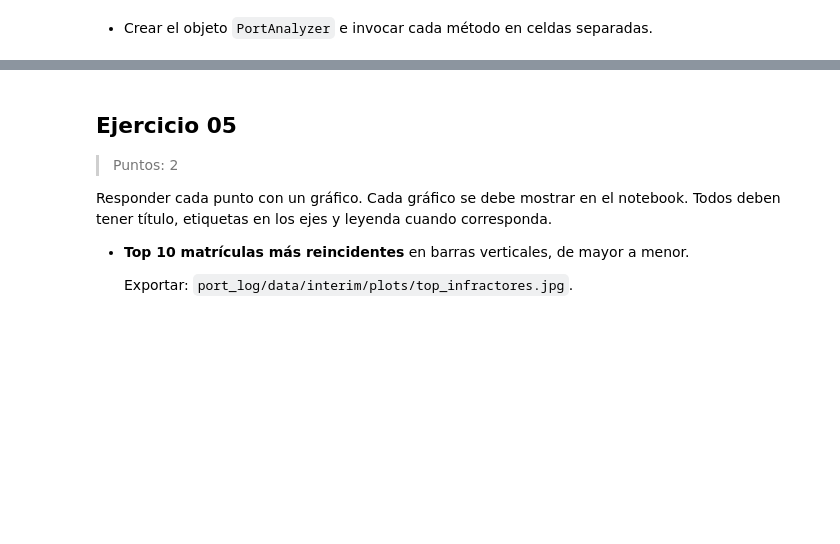
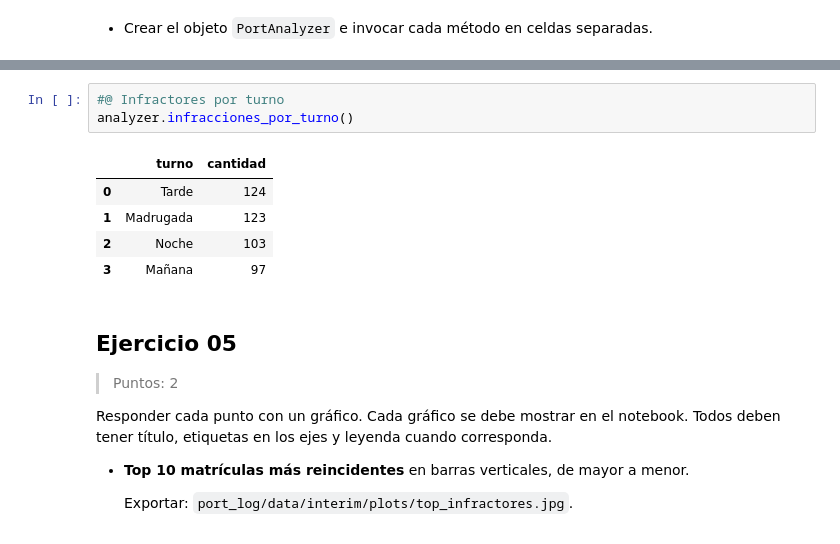
Before and after one commit to HectorOviedoM/Port_Log-Grupo_16, a Jupyter notebook: 01_Port_Log_Grupo_16.ipynb, the cells around one changed output, grey strips where cells are left out. Saved outputs shown, nothing was run; the diff lists cells and outputs as text; blank space fills up the shorter version.

```diff
--- a/01_Port_Log_Grupo_16.ipynb
+++ b/01_Port_Log_Grupo_16.ipynb
@@ -791,3 +871,12 @@ Definir una clase `PortAnalyzer` que:
+# %%
+#@ Infractores por turno
+analyzer.infracciones_por_turno()
+# %% [output]
+|  | turno | cantidad |
+| 0 | Tarde | 124 |
+| 1 | Madrugada | 123 |
+| 2 | Noche | 103 |
+| 3 | Mañana | 97 |
 # %% [markdown]
 ## Ejercicio 05
 
```
Also changed, not shown: parts of 25 cells of this notebook, 1 other file.
